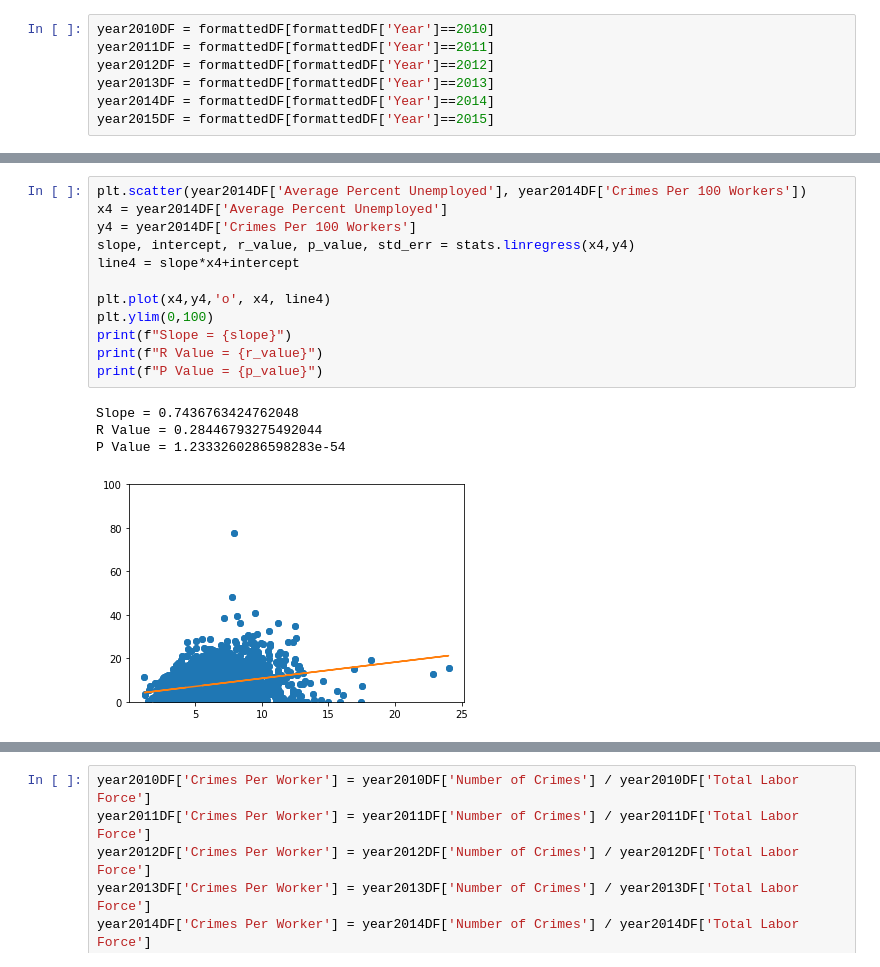
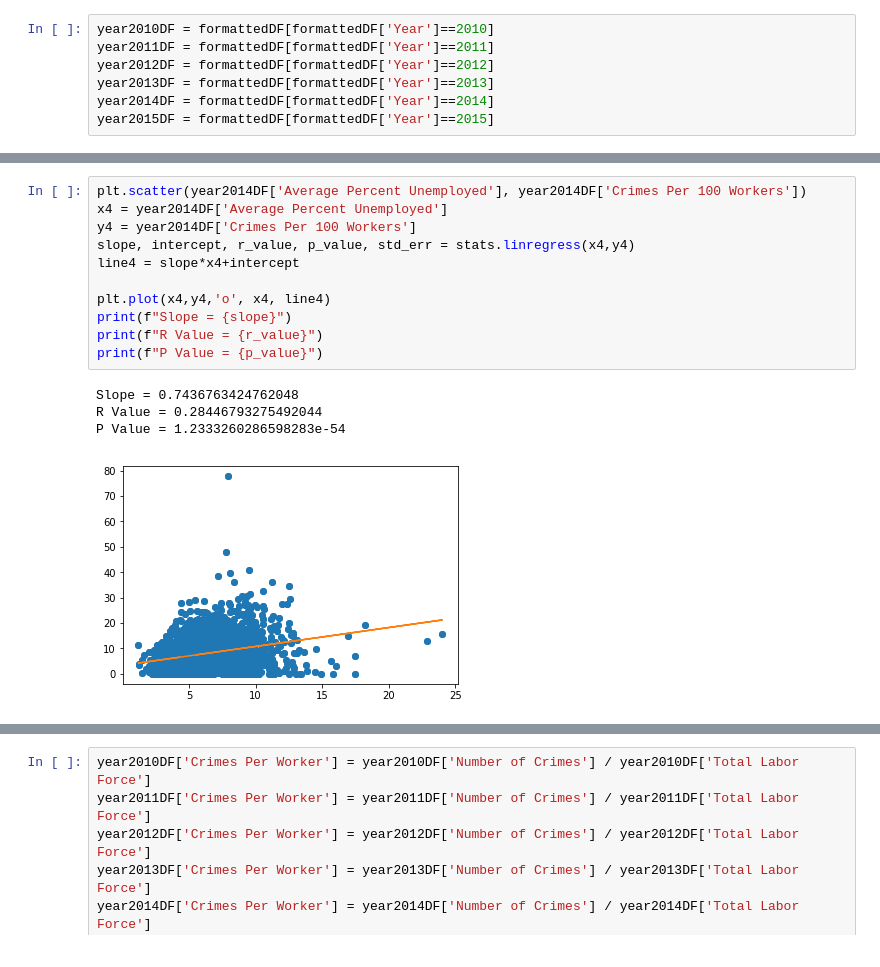
Before and after one commit to DLaury/ProjectOne, a Jupyter notebook: MergedDF.ipynb, the cells around one changed output, grey strips where cells are left out. Cells and saved outputs as stored; diff of their text form.

```diff
--- a/MergedDF.ipynb
+++ b/MergedDF.ipynb
@@ -154,20 +150,19 @@ P Value = 7.582337529151424e-55
 # %%
 plt.scatter(year2014DF['Average Percent Unemployed'], year2014DF['Crimes Per 100 Workers'])
 x4 = year2014DF['Average Percent Unemployed']
 y4 = year2014DF['Crimes Per 100 Workers']
 slope, intercept, r_value, p_value, std_err = stats.linregress(x4,y4)
 line4 = slope*x4+intercept
 
 plt.plot(x4,y4,'o', x4, line4)
-plt.ylim(0,100)
 print(f"Slope = {slope}")
 print(f"R Value = {r_value}")
 print(f"P Value = {p_value}")
 # %% [output]
 Slope = 0.7436763424762048
 R Value = 0.28446793275492044
 P Value = 1.2333260286598283e-54
-[figure, old version]
+[figure, new version]
 # %%
 plt.scatter(year2015DF['Average Percent Unemployed'], year2015DF['Crimes Per 100 Workers'])
 x5 = year2015DF['Average Percent Unemployed']
```
Also changed, not shown: parts of 6 cells of this notebook.
